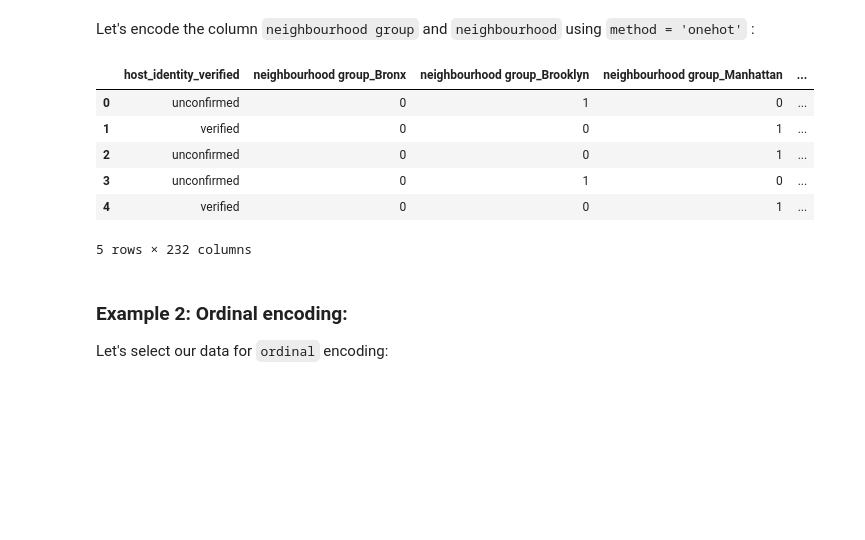
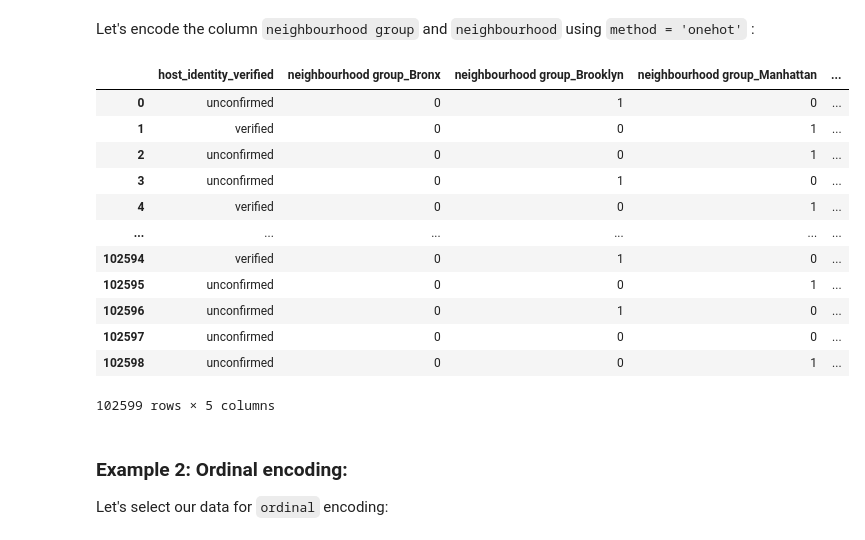
Before and after one commit to UBC-MDS/DataMop_package_group14, a Jupyter notebook: docs/example.ipynb, the cells around one changed output. Drawn from its saved outputs; the diff is of its cells as text; code cells hidden in the pictures; blank space fills up the shorter version.

```diff
--- a/docs/example.ipynb
+++ b/docs/example.ipynb
@@ -436,17 +437,23 @@ data_onehot.head()
 # %% [markdown]
 Let's encode the column `neighbourhood group` and `neighbourhood` using `method = 'onehot'` :
 # %%
-columns = ['neighbourhood group', 'neighbourhood']
+columns = ['neighbourhood group', 'neighbourhood'] #columns to be encoded
 encoded_data = column_encoder(data_onehot, columns, method='one-hot')
-encoded_data.head()
+encoded_data.iloc[:,0:5] #show part of data after encoded
 # %% [output]
 |  | host_identity_verified | neighbourhood group_Bronx | neighbourhood group_Brooklyn | neighbourhood group_Manhattan | ... |
 | 0 | unconfirmed | 0 | 1 | 0 | ... |
 | 1 | verified | 0 | 0 | 1 | ... |
 | 2 | unconfirmed | 0 | 0 | 1 | ... |
 | 3 | unconfirmed | 0 | 1 | 0 | ... |
 | 4 | verified | 0 | 0 | 1 | ... |
+| ... | ... | ... | ... | ... | ... |
+| 102594 | verified | 0 | 1 | 0 | ... |
+| 102595 | unconfirmed | 0 | 0 | 1 | ... |
+| 102596 | unconfirmed | 0 | 1 | 0 | ... |
+| 102597 | unconfirmed | 0 | 0 | 0 | ... |
+| 102598 | unconfirmed | 0 | 0 | 1 | ... |
-5 rows × 232 columns
+102599 rows × 5 columns
 # %% [markdown]
 ### Example 2: Ordinal encoding:
 Let's select our data for `ordinal` encoding:
```
Also changed, not shown: parts of 15 cells of this notebook, 30 other files.
